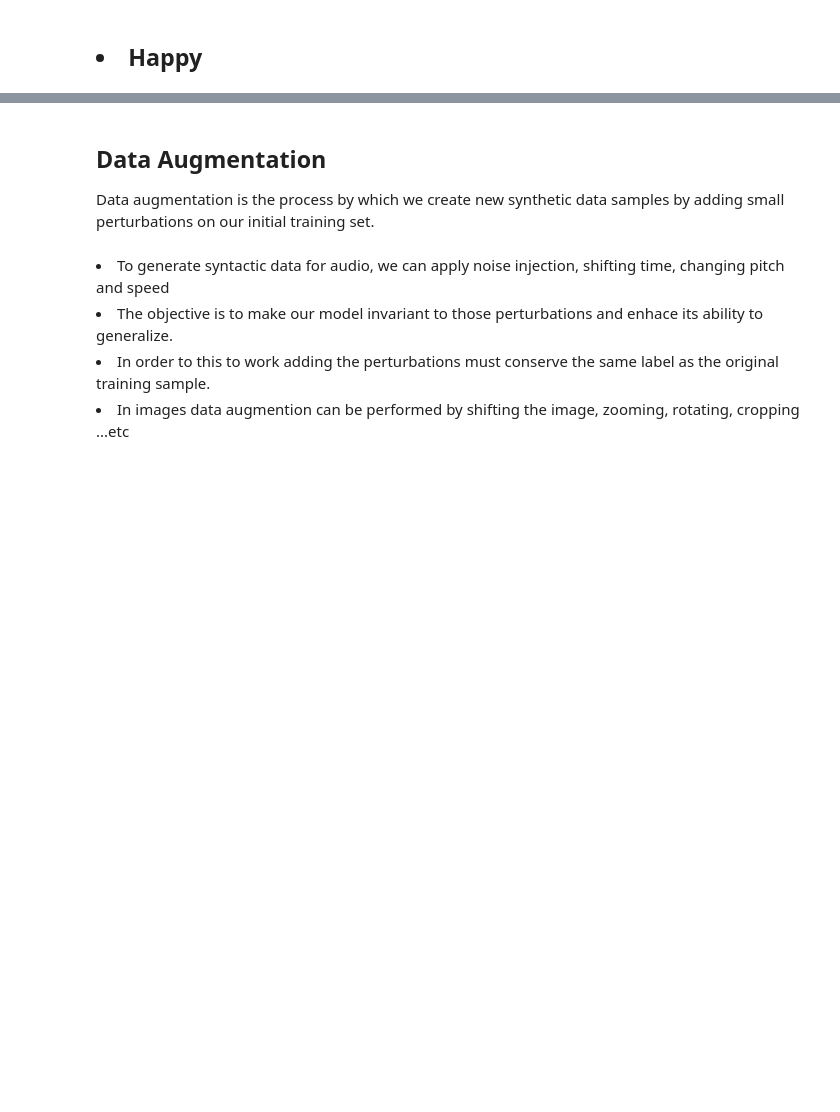
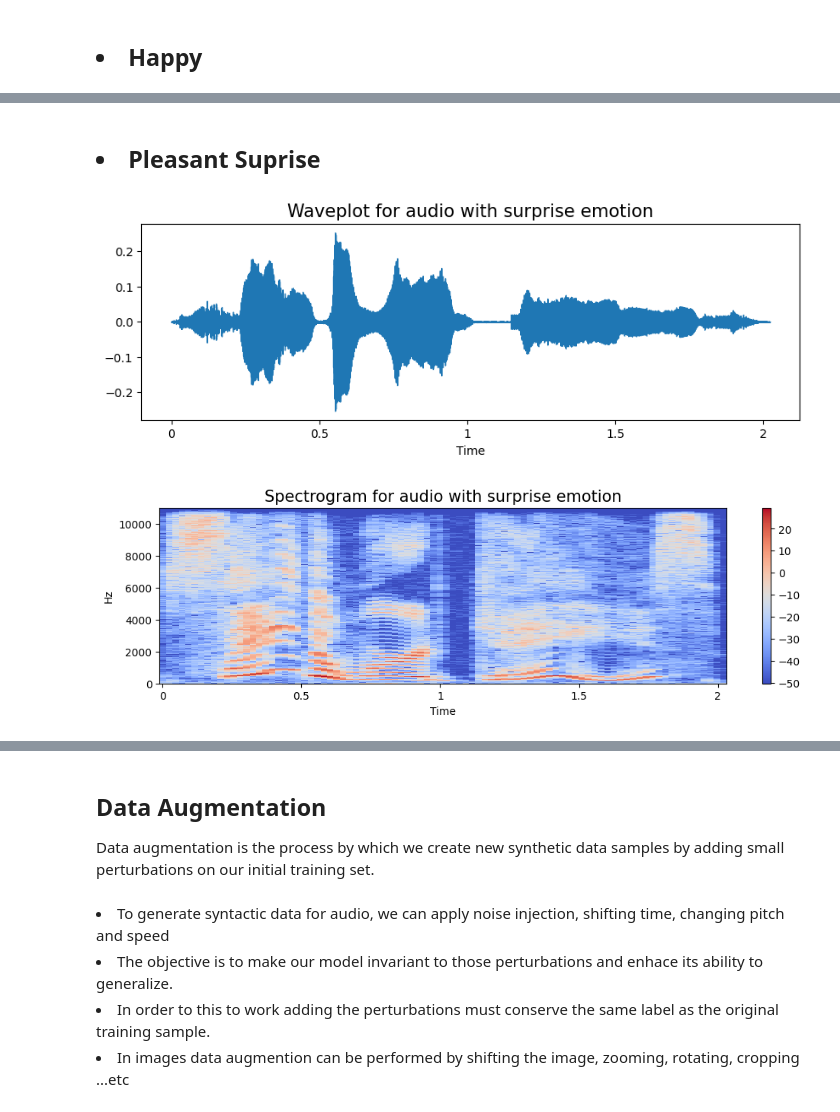
Before and after one commit to whoisorioki/Zidio-Internship, a Jupyter notebook: Notebooks/Speech_Emotion_Recognition (1).ipynb, the cells around one changed output, grey strips where cells are left out. Saved outputs shown, nothing was run; the diff lists cells and outputs as text; code cells hidden in the pictures; blank space fills up the shorter version.

```diff
--- a/Notebooks/Speech_Emotion_Recognition (1).ipynb
+++ b/Notebooks/Speech_Emotion_Recognition (1).ipynb
@@ -171,0 +182,12 @@ Audio(path)
+# %% [markdown]
+## <li>Pleasant Suprise
+# %%
+emotion='surprise'
+path = np.array(tess_df['path'][tess_df['emotions'] == emotion])[0]
+data, sampling_rate = librosa.load(path)
+create_waveplot(data, sampling_rate, emotion)
+create_spectrogram(data, sampling_rate, emotion)
+Audio(path)
+# %% [output]
+[figure, added]
+[figure, added]
```
Also changed, not shown: parts of 30 cells of this notebook, 1 other file.
